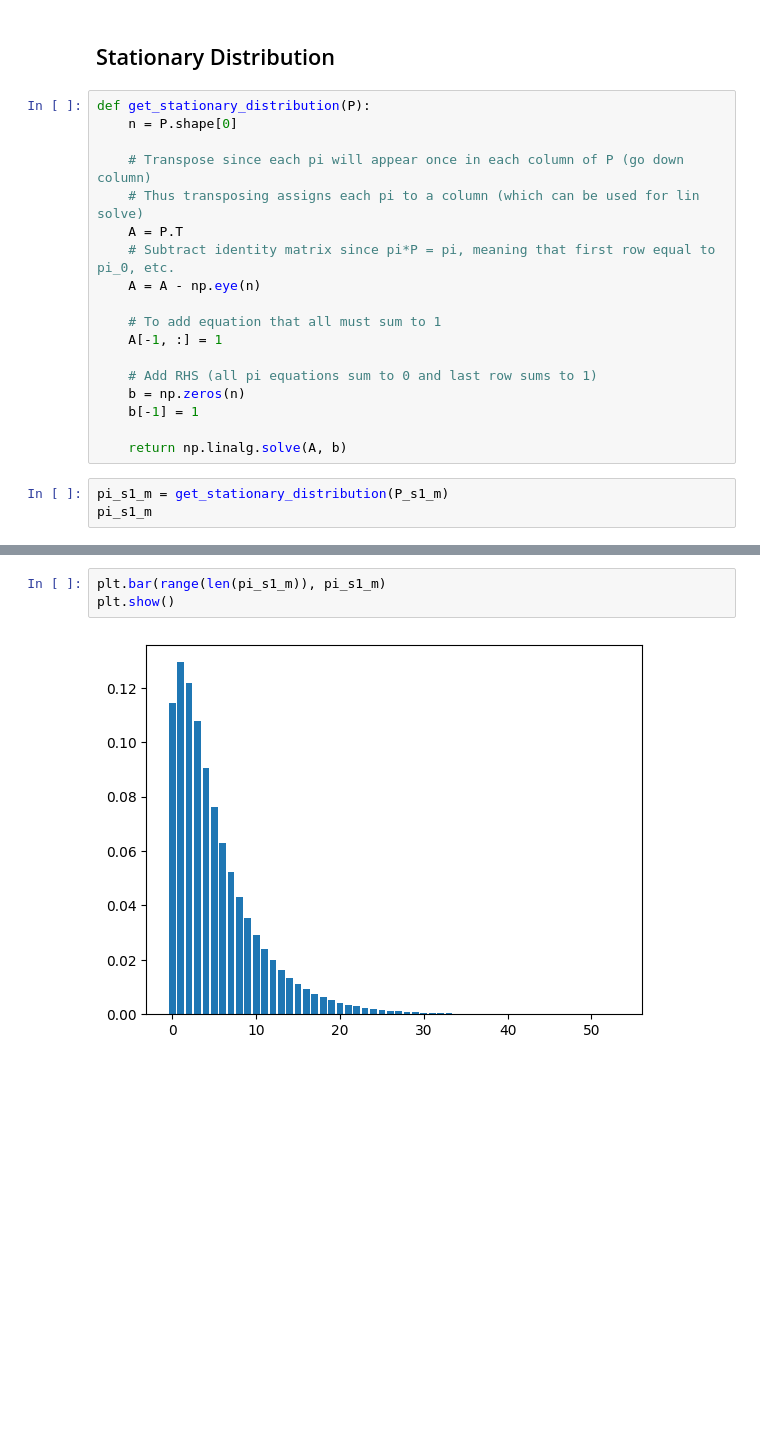
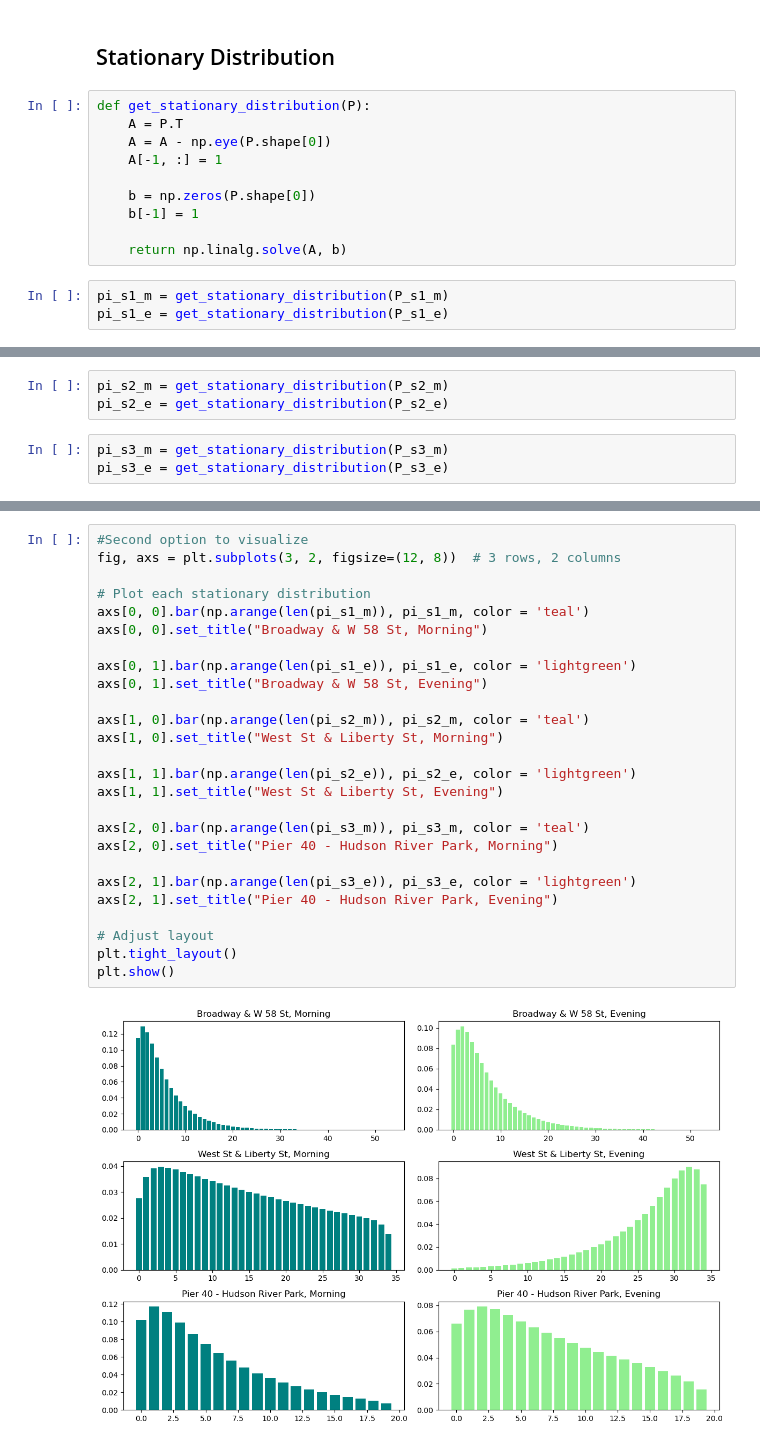
Before and after one commit to bwoody13/nyc-citibike-markovchain, a Jupyter notebook: project.ipynb, the cells around one changed output, grey strips where cells are left out. Drawn from its saved outputs; the diff is of its cells as text; blank space fills up the shorter version.

```diff
--- a/project.ipynb
+++ b/project.ipynb
@@ -411,22 +430,14 @@ display_P(P_s3_e, station_3_id, "Evening")
 ## Stationary Distribution
 # %%
 def get_stationary_distribution(P):
-    n = P.shape[0]
-
-    # Transpose since each pi will appear once in each column of P (go down column)
-    # Thus transposing assigns each pi to a column (which can be used for lin solve)
     A = P.T
-    # Subtract identity matrix since pi*P = pi, meaning that first row equal to pi_0, etc.
-    A = A - np.eye(n)
-
-    # To add equation that all must sum to 1
+    A = A - np.eye(P.shape[0])
     A[-1, :] = 1
 
-    # Add RHS (all pi equations sum to 0 and last row sums to 1)
-    b = np.zeros(n)
+    b = np.zeros(P.shape[0])
     b[-1] = 1
 
     return np.linalg.solve(A, b)
 # %%
 pi_s1_m = get_stationary_distribution(P_s1_m)
-pi_s1_m
+pi_s1_e = get_stationary_distribution(P_s1_e)
@@ -447,0 +444,6 @@ array([1.14410419e-01, 1.29350288e-01, 1.21826424e-01, 1.07699640e-01,
+# %%
+pi_s2_m = get_stationary_distribution(P_s2_m)
+pi_s2_e = get_stationary_distribution(P_s2_e)
+# %%
+pi_s3_m = get_stationary_distribution(P_s3_m)
+pi_s3_e = get_stationary_distribution(P_s3_e)
@@ -448,5 +481,28 @@ array([1.14410419e-01, 1.29350288e-01, 1.21826424e-01, 1.07699640e-01,
 # %%
-plt.bar(range(len(pi_s1_m)), pi_s1_m)
+#Second option to visualize
+fig, axs = plt.subplots(3, 2, figsize=(12, 8))  # 3 rows, 2 columns
+
+# Plot each stationary distribution
+axs[0, 0].bar(np.arange(len(pi_s1_m)), pi_s1_m, color = 'teal')
+axs[0, 0].set_title("Broadway & W 58 St, Morning")
+
+axs[0, 1].bar(np.arange(len(pi_s1_e)), pi_s1_e, color = 'lightgreen')
+axs[0, 1].set_title("Broadway & W 58 St, Evening")
+
+axs[1, 0].bar(np.arange(len(pi_s2_m)), pi_s2_m, color = 'teal')
+axs[1, 0].set_title("West St & Liberty St, Morning")
+
+axs[1, 1].bar(np.arange(len(pi_s2_e)), pi_s2_e, color = 'lightgreen')
+axs[1, 1].set_title("West St & Liberty St, Evening")
+
+axs[2, 0].bar(np.arange(len(pi_s3_m)), pi_s3_m, color = 'teal')
+axs[2, 0].set_title("Pier 40 - Hudson River Park, Morning")
+
+axs[2, 1].bar(np.arange(len(pi_s3_e)), pi_s3_e, color = 'lightgreen')
+axs[2, 1].set_title("Pier 40 - Hudson River Park, Evening")
+
+# Adjust layout
+plt.tight_layout()
 plt.show()
 # %% [output]
-[figure, old version]
+[figure, new version]
```
Also changed, not shown: parts of 23 cells of this notebook, 1 other file.
